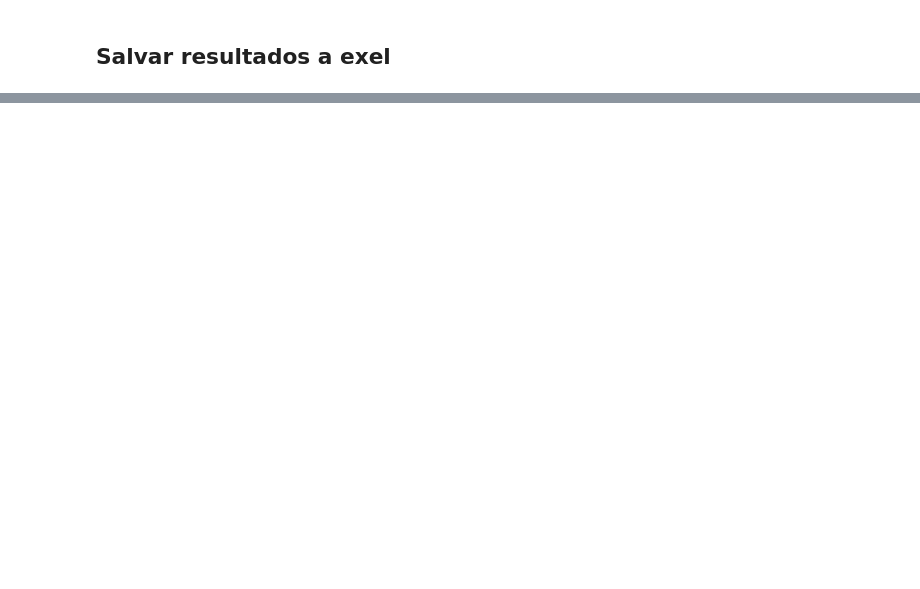
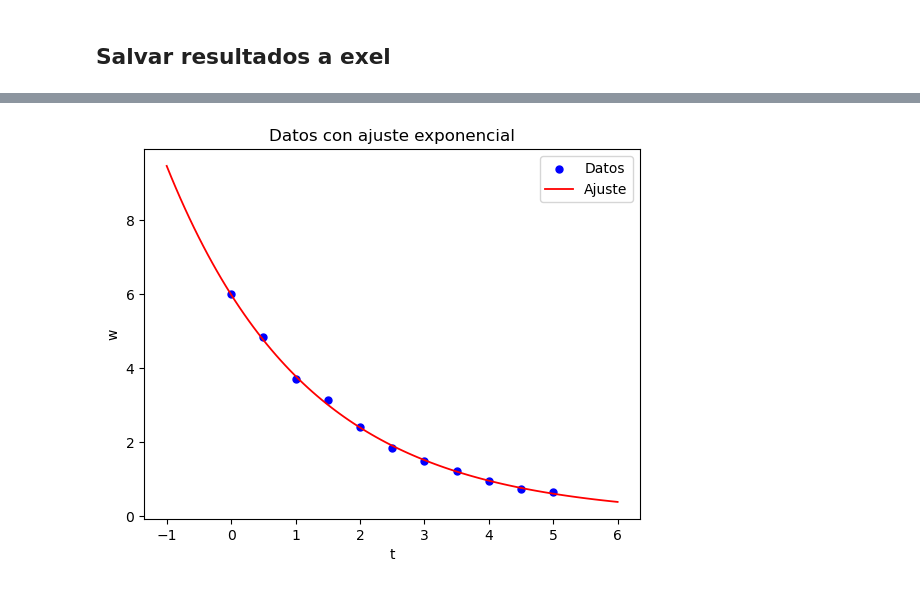
Before and after one commit to Jose-AE/F1014B, a Jupyter notebook: T1/T1.ipynb, the cells around one changed output, grey strips where cells are left out. Saved outputs shown, nothing was run; the diff lists cells and outputs as text; code cells hidden in the pictures; blank space fills up the shorter version.

```diff
--- a/T1/T1.ipynb
+++ b/T1/T1.ipynb
@@ -115,0 +186,25 @@ wb.save("test.xlsx")
+# %%
+import numpy as np
+import matplotlib.pyplot as plt
+
+t = x
+w = y
+p = np.polyfit(t, np.log(w), 1)  # Create the necessary linear fit
+m = p[0]
+b = np.exp(p[1])  # Determine the parameters of the exponential fit
+
+x = np.linspace(-1, 6, 100)  # Create x values for the plot
+y = b * np.exp(m * x)  # Create the symbolic expression of the model
+
+plt.scatter(
+    t, w, color="blue", marker="o", facecolors="blue", s=25
+)  # Scatter plot of the data
+plt.plot(x, y, linewidth=1.3, color="red")  # Plot the fit
+
+plt.xlabel("t")
+plt.ylabel("w")
+plt.title("Datos con ajuste exponencial")
+plt.legend(["Datos", "Ajuste"])
+plt.show()
+# %% [output]
+[figure, added]
```
Also changed, not shown: parts of 7 cells of this notebook, 2 other files.
